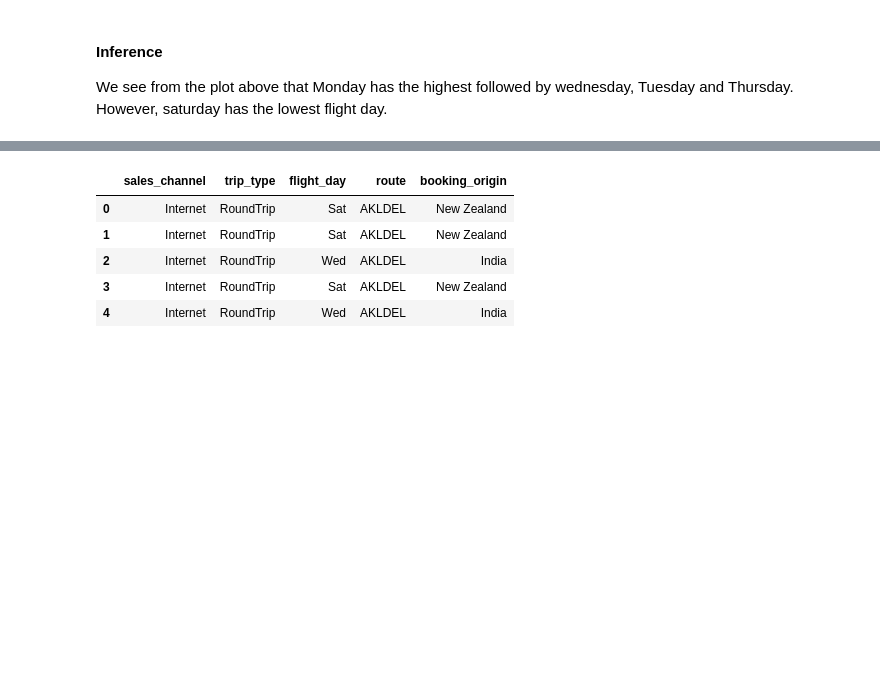
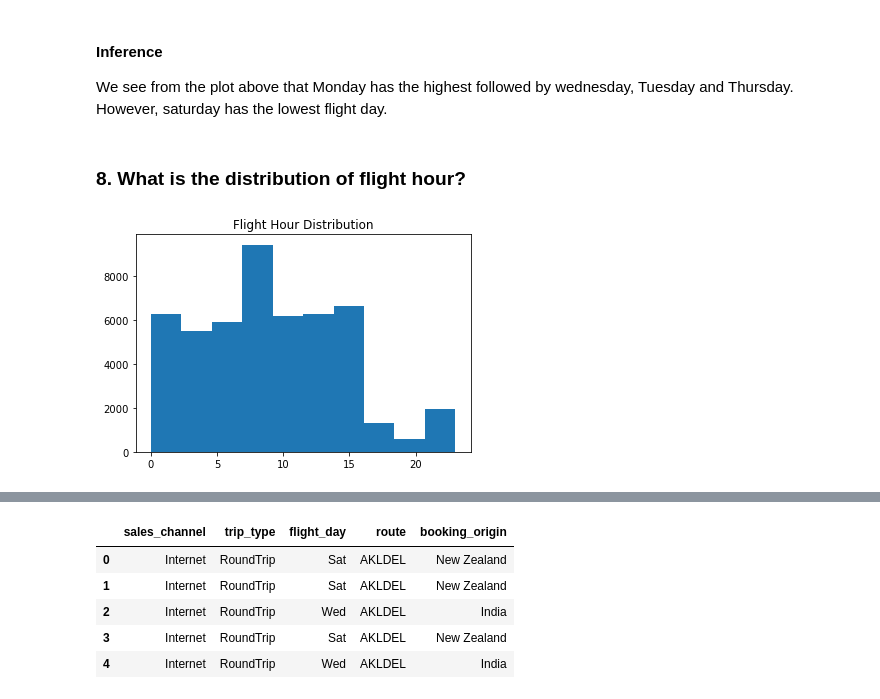
Before and after one commit to joyjoseph/British_Airways, a Jupyter notebook: Predicting_customer_buying_behaviour/Predicting.ipynb, the cells around one changed output, grey strips where cells are left out. Drawn from its saved outputs; the diff is of its cells as text; code cells hidden in the pictures; blank space fills up the shorter version.

```diff
--- a/Predicting_customer_buying_behaviour/Predicting.ipynb
+++ b/Predicting_customer_buying_behaviour/Predicting.ipynb
@@ -292,3 +298,15 @@ plt.show()
 #### Inference
 
 We see from the plot above that Monday has the highest followed by wednesday, Tuesday and Thursday. However, saturday has the lowest flight day.
+# %% [markdown]
+### 8. What is the distribution of flight hour?
+# %%
+# histogram of flight hour
+plt.hist(df['flight_hour'])
+
+plt.title("Flight Hour Distribution")
+
+# Adding the legends
+plt.show()
+# %% [output]
+[figure, added]
```
Also changed, not shown: parts of 60 cells of this notebook, 1 other file.
